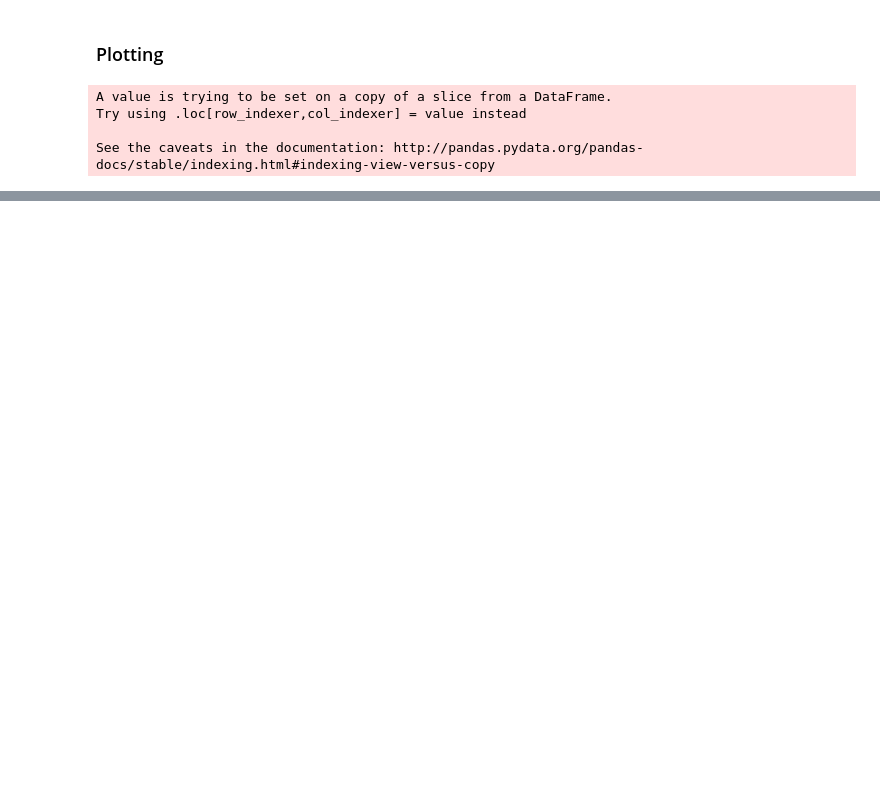
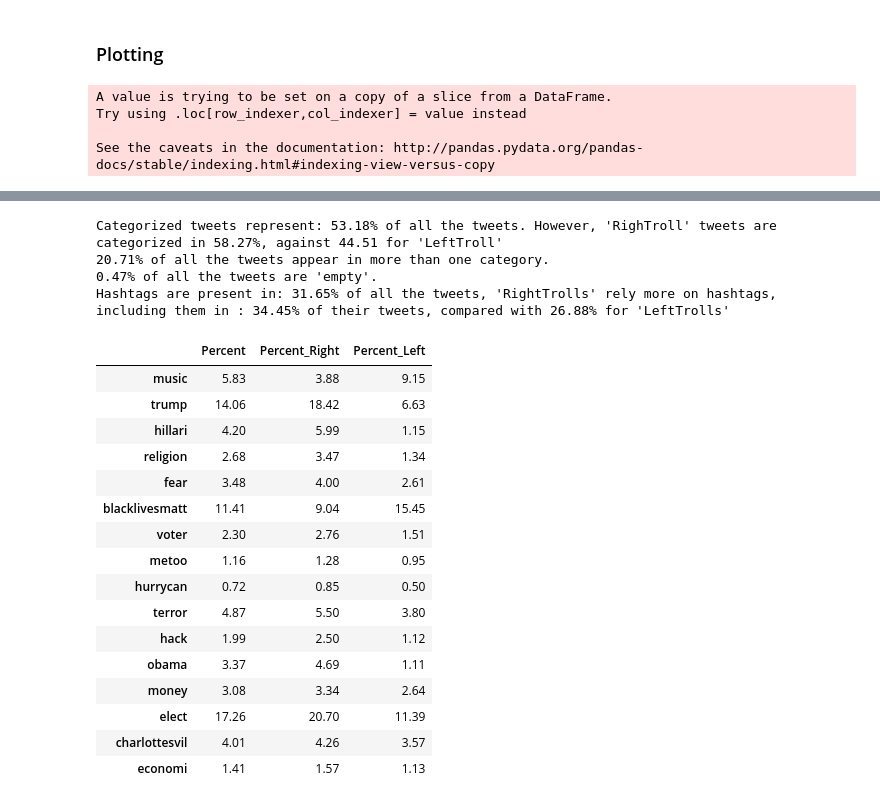
Before and after one commit to Jprost/ADA-Proj-18, a Jupyter notebook: WebScrap.ipynb, the cells around one changed output, grey strips where cells are left out. Drawn from its saved outputs; the diff is of its cells as text; code cells hidden in the pictures; blank space fills up the shorter version.

Commit message:
uncategorized tweets analysis

```diff
--- a/WebScrap.ipynb
+++ b/WebScrap.ipynb
@@ -849,0 +865,60 @@ def split_hashtag_to_words_all_possibilities(hashtag):
+# %%
+new_topic_extended = [hashtag_splitter(hashlist) for hashlist in topic_extended]
+# %%
+df['Categorical'] = np.sum(df[df.columns[5:]], axis=1)
+# %%
+def get_category_distribution(df):
+    '''
+    Returns the percentage of tweets by topic
+    '''
+    results = pd.DataFrame()
+    tot = len(df)
+    tot_r = len(df[df.account_category == 'RightTroll'])
+    tot_l = len(df[df.account_category == 'LeftTroll'])
+    for i in range(len(new_topic_extended)):
+        results.loc[df.columns[i+5], 'Percent'] = np.round(100*(df[df.columns[i+5]].sum()/tot),2)
+        results.loc[df.columns[i+5], 'Percent_Right'] = np.round(100*(df[df.account_category == 'RightTroll'][df.columns[i+5]].sum()/tot_r),2)
+        results.loc[df.columns[i+5], 'Percent_Left'] = np.round(100*(df[df.account_category == 'LeftTroll'][df.columns[i+5]].sum()/tot_l),2)
+    return results
+# %%
+topic_proportion = get_category_distribution(df)
+cat_tweet = (100*len(df[df.Categorical > 0])/len(df))
+r_cat_tweet = (100*len(df[(df.Categorical > 0) & (df.account_category == 'RightTroll')]) / len(df[df.account_category == 'RightTroll']))
+l_cat_tweet = 100*len(df[(df.Categorical > 0) & (df.account_category == 'LeftTroll')]) / len(df[df.account_category == 'LeftTroll'])
+print("Categorized tweets represent: {:0.2f}% of all the tweets. However, 'RighTroll' tweets are categorized in {:0.2f}%, against {:0.2f} for 'LeftTroll'".format(cat_tweet, r_cat_tweet, l_cat_tweet))
+more_cat = (100*len(df[df.Categorical > 1])/len(df))
+print('{:0.2f}% of all the tweets appear in more than one category.'.format(more_cat))
+empty_tweets = (100*len(df[df.Clean_tweet.isnull()])/len(df))
+print("{:0.2f}% of all the tweets are 'empty'.".format(empty_tweets))
+df['hash_cat'] = df.hashtags.apply(lambda x: 1 if len(x) > 0 else 0)
+hash_per = (100*df.hash_cat.sum()/len(df))
+hash_per_r = (100*df[df.account_category == 'RightTroll'].hash_cat.sum()/len(df[df.account_category=='RightTroll']))
+hash_per_l = (100*df[df.account_category == 'LeftTroll'].hash_cat.sum()/len(df[df.account_category=='LeftTroll']))
+print("Hashtags are present in: {:0.2f}% of all the tweets, 'RightTrolls' rely more on hashtags, including them in : {:0.2f}% of their tweets, compared with {:0.2f}% for 'LeftTrolls'"
+      .format(hash_per, hash_per_r, hash_per_l))
+# %% [output]
+Categorized tweets represent: 53.18% of all the tweets. However, 'RighTroll' tweets are categorized in 58.27%, against 44.51 for 'LeftTroll'
+20.71% of all the tweets appear in more than one category.
+0.47% of all the tweets are 'empty'.
+Hashtags are present in: 31.65% of all the tweets, 'RightTrolls' rely more on hashtags, including them in : 34.45% of their tweets, compared with 26.88% for 'LeftTrolls'
+# %%
+topic_proportion = get_category_distribution(df)
+topic_proportion
+# %% [output]
+|  | Percent | Percent_Right | Percent_Left |
+| music | 5.83 | 3.88 | 9.15 |
+| trump | 14.06 | 18.42 | 6.63 |
+| hillari | 4.20 | 5.99 | 1.15 |
+| religion | 2.68 | 3.47 | 1.34 |
+| fear | 3.48 | 4.00 | 2.61 |
+| blacklivesmatt | 11.41 | 9.04 | 15.45 |
+| voter | 2.30 | 2.76 | 1.51 |
+| metoo | 1.16 | 1.28 | 0.95 |
+| hurrycan | 0.72 | 0.85 | 0.50 |
+| terror | 4.87 | 5.50 | 3.80 |
+| hack | 1.99 | 2.50 | 1.12 |
+| obama | 3.37 | 4.69 | 1.11 |
+| money | 3.08 | 3.34 | 2.64 |
+| elect | 17.26 | 20.70 | 11.39 |
+| charlottesvil | 4.01 | 4.26 | 3.57 |
+| economi | 1.41 | 1.57 | 1.13 |
```
Also changed, not shown: parts of 15 cells of this notebook.
